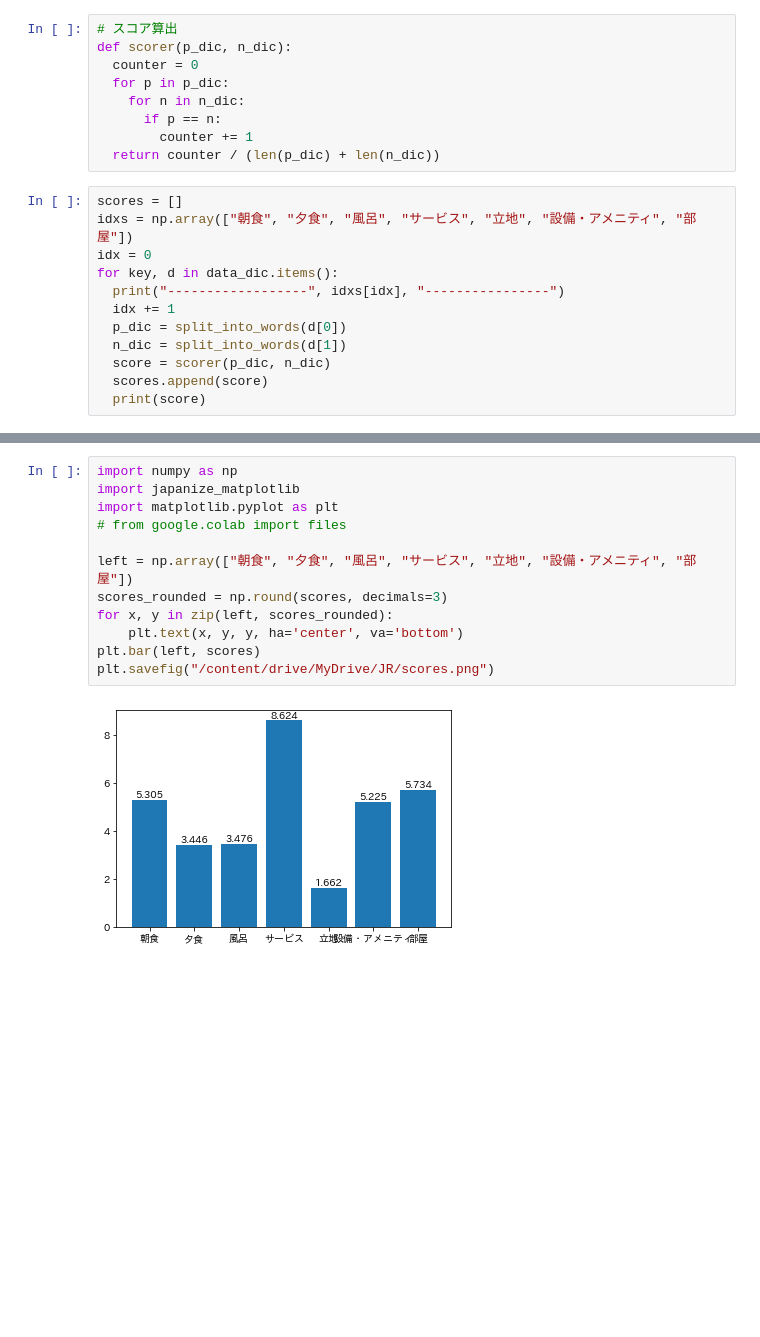
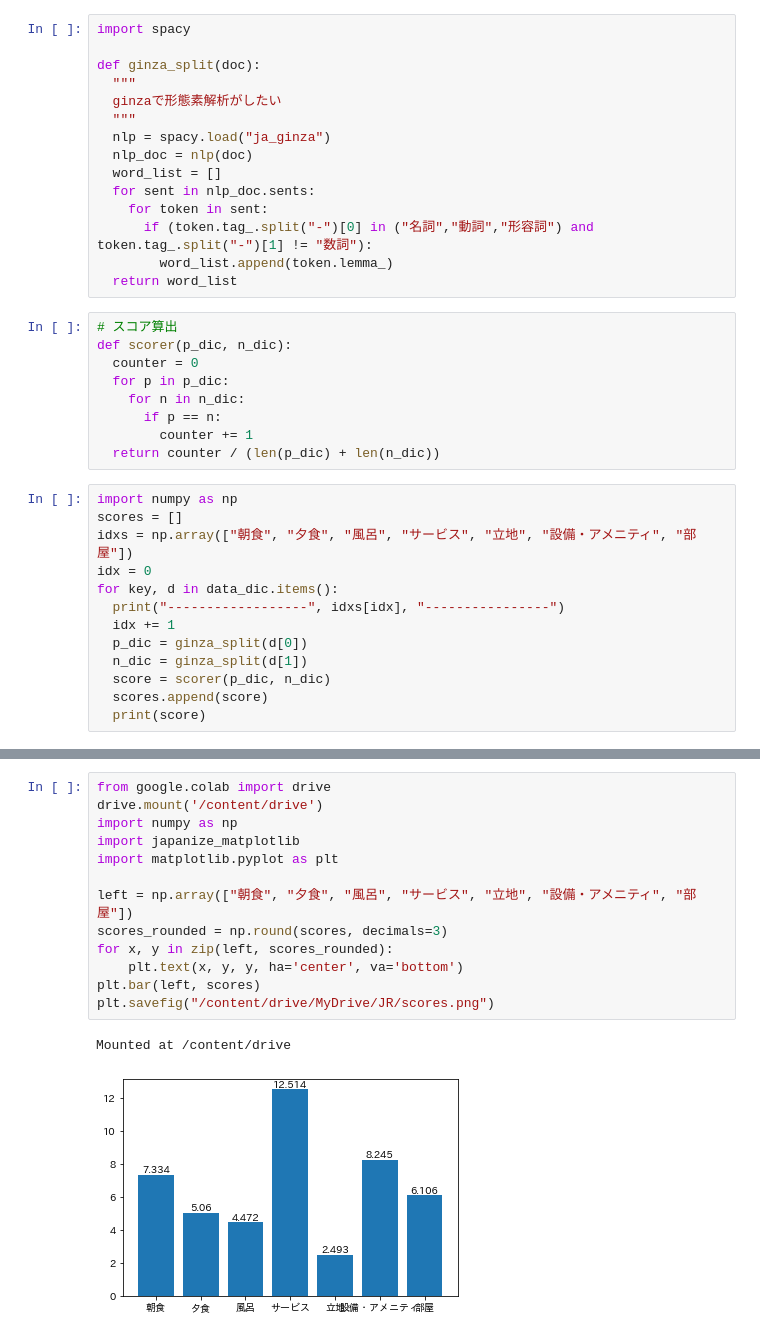
Before and after one commit to kazuki-komori/JR-ngram-similarity, a Jupyter notebook: JR_ngram.ipynb, the cells around one changed output, grey strips where cells are left out. Saved outputs shown, nothing was run; the diff lists cells and outputs as text; blank space fills up the shorter version.

Commit message:
feature: ginza function

```diff
--- a/JR_ngram.ipynb
+++ b/JR_ngram.ipynb
@@ -107,6 +112,21 @@ def split_into_words(doc):
     except Exception as ex:
         print(ex)
         return []
+# %%
+import spacy
+
+def ginza_split(doc):
+  """
+  ginzaで形態素解析がしたい
+  """
+  nlp = spacy.load("ja_ginza")
+  nlp_doc = nlp(doc)
+  word_list = []
+  for sent in nlp_doc.sents:
+    for token in sent:
+      if (token.tag_.split("-")[0] in ("名詞","動詞","形容詞") and  token.tag_.split("-")[1] != "数詞"):
+        word_list.append(token.lemma_)
+  return word_list
 # %%
 # スコア算出
 def scorer(p_dic, n_dic):
@@ -117,14 +137,15 @@ def scorer(p_dic, n_dic):
         counter += 1
   return counter / (len(p_dic) + len(n_dic))
 # %%
+import numpy as np
 scores = []
 idxs = np.array(["朝食", "夕食", "風呂", "サービス", "立地", "設備・アメニティ", "部屋"])
 idx = 0
 for key, d in data_dic.items():
   print("------------------", idxs[idx], "----------------")
   idx += 1
-  p_dic = split_into_words(d[0])
-  n_dic = split_into_words(d[1])
+  p_dic = ginza_split(d[0])
+  n_dic = ginza_split(d[1])
   score = scorer(p_dic, n_dic)
   scores.append(score)
   print(score)
@@ -146,14 +167,16 @@ for key, d in data_dic.items():
 # %%
+from google.colab import drive
+drive.mount('/content/drive')
 import numpy as np
 import japanize_matplotlib
 import matplotlib.pyplot as plt
-# from google.colab import files
 
 left = np.array(["朝食", "夕食", "風呂", "サービス", "立地", "設備・アメニティ", "部屋"])
 scores_rounded = np.round(scores, decimals=3)
 for x, y in zip(left, scores_rounded):
     plt.text(x, y, y, ha='center', va='bottom')
 plt.bar(left, scores)
 plt.savefig("/content/drive/MyDrive/JR/scores.png")
 # %% [output]
+Mounted at /content/drive
-[figure, old version]
+[figure, new version]
```
Also changed, not shown: parts of 2 cells of this notebook.
